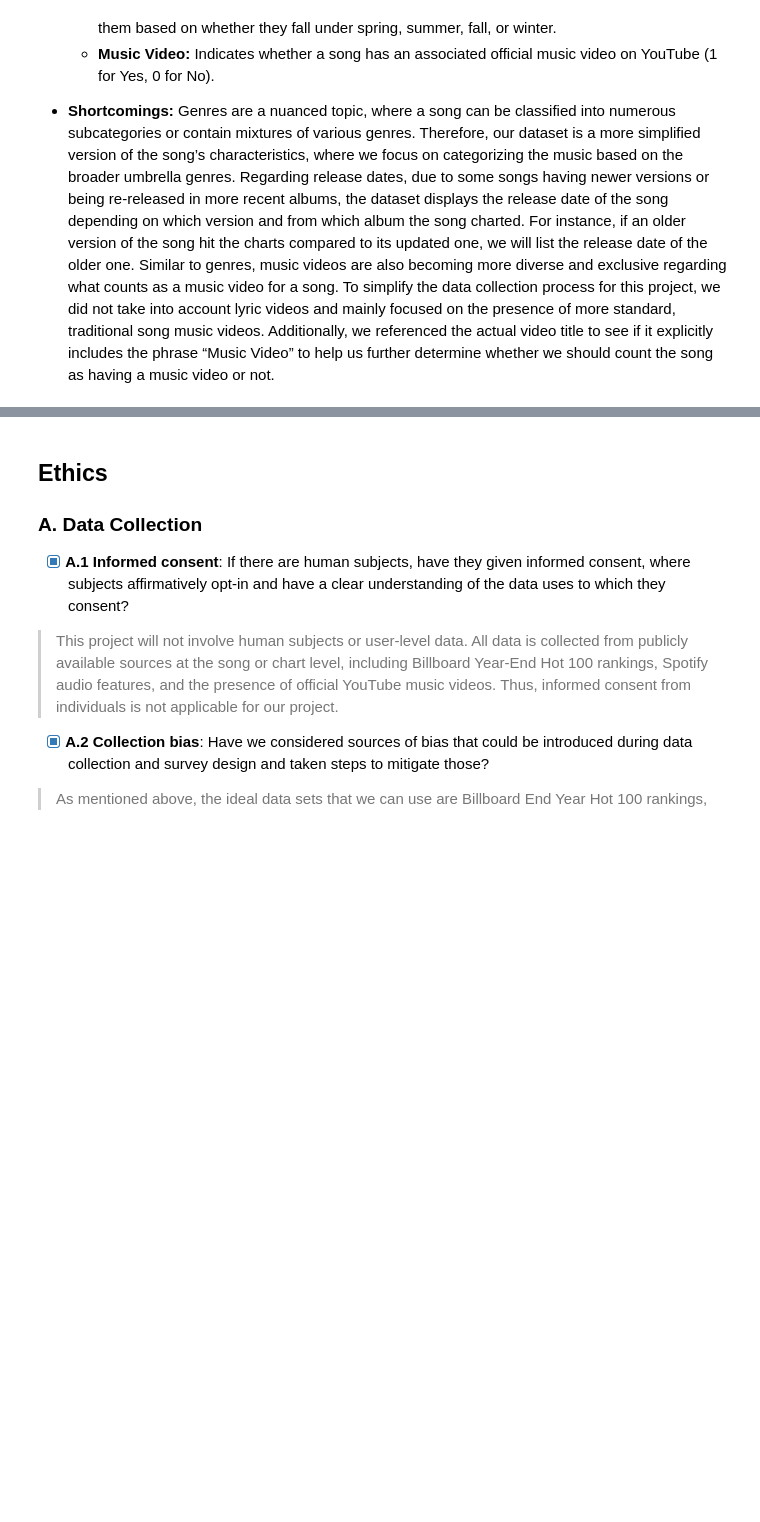
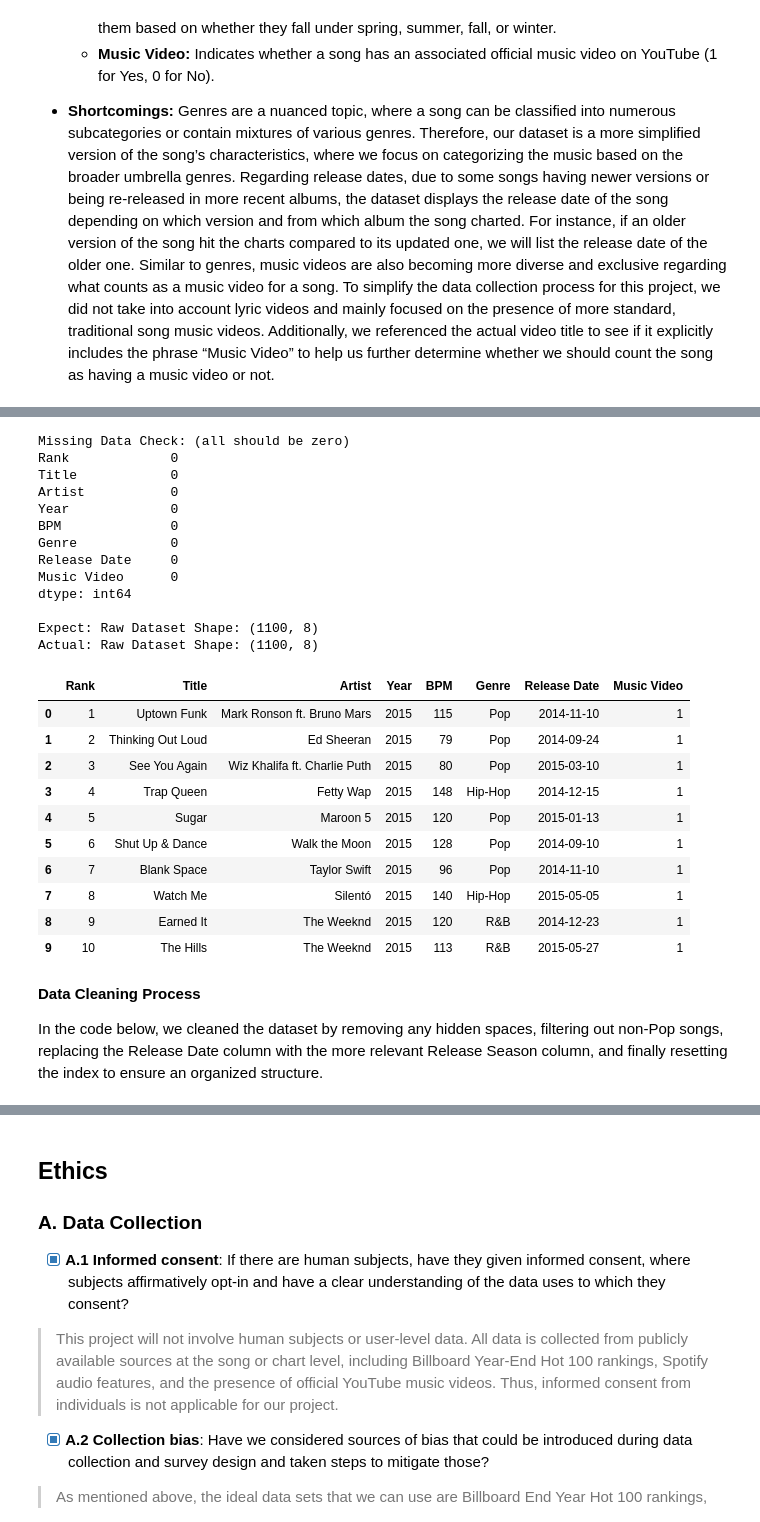
Before and after one commit to COGS108/Group030_WI26, a Jupyter notebook: 01-DataCheckpoint.ipynb, the cells around one changed output, grey strips where cells are left out. Cells and saved outputs as stored; diff of their text form; code cells hidden in the pictures; blank space fills up the shorter version.

Commit message:
Cleaned Data & Revised All Sections

```diff
--- a/01-DataCheckpoint.ipynb
+++ b/01-DataCheckpoint.ipynb
@@ -155,0 +127,48 @@ Dimensions (Rows, Columns): (536, 8)
+# %%
+# Importing relevant files
+import pandas as pd
+import numpy as np
+
+# Load data
+df = pd.read_csv('data/00-raw/billboard_data_2015-2025.csv')
+
+# Check for missing data
+print("Missing Data Check: (all should be zero)")
+print(df.isna().sum())
+print()
+
+# Display raw dataset
+print ("Expect: Raw Dataset Shape: (1100, 8)")
+print(f"Actual: Raw Dataset Shape: {df.shape}")
+print()
+display(df.head(10))
+# %% [output]
+Missing Data Check: (all should be zero)
+Rank             0
+Title            0
+Artist           0
+Year             0
+BPM              0
+Genre            0
+Release Date     0
+Music Video      0
+dtype: int64
+
+Expect: Raw Dataset Shape: (1100, 8)
+Actual: Raw Dataset Shape: (1100, 8)
+|  | Rank | Title | Artist | Year | BPM | Genre | Release Date | Music Video |
+| 0 | 1 | Uptown Funk | Mark Ronson ft. Bruno Mars | 2015 | 115 | Pop | 2014-11-10 | 1 |
+| 1 | 2 | Thinking Out Loud | Ed Sheeran | 2015 | 79 | Pop | 2014-09-24 | 1 |
+| 2 | 3 | See You Again | Wiz Khalifa ft. Charlie Puth | 2015 | 80 | Pop | 2015-03-10 | 1 |
+| 3 | 4 | Trap Queen | Fetty Wap | 2015 | 148 | Hip-Hop | 2014-12-15 | 1 |
+| 4 | 5 | Sugar | Maroon 5 | 2015 | 120 | Pop | 2015-01-13 | 1 |
+| 5 | 6 | Shut Up & Dance | Walk the Moon | 2015 | 128 | Pop | 2014-09-10 | 1 |
+| 6 | 7 | Blank Space | Taylor Swift | 2015 | 96 | Pop | 2014-11-10 | 1 |
+| 7 | 8 | Watch Me | Silentó | 2015 | 140 | Hip-Hop | 2015-05-05 | 1 |
+| 8 | 9 | Earned It | The Weeknd | 2015 | 120 | R&B | 2014-12-23 | 1 |
+| 9 | 10 | The Hills | The Weeknd | 2015 | 113 | R&B | 2015-05-27 | 1 |
+# %% [markdown]
+**Data Cleaning Process**
+
+
+In the code below, we cleaned the dataset by removing any hidden spaces, filtering out non-Pop songs, replacing the Release Date column with the more relevant Release Season column, and finally resetting the index to ensure an organized structure.
```
Also changed, not shown: parts of 9 cells of this notebook.
